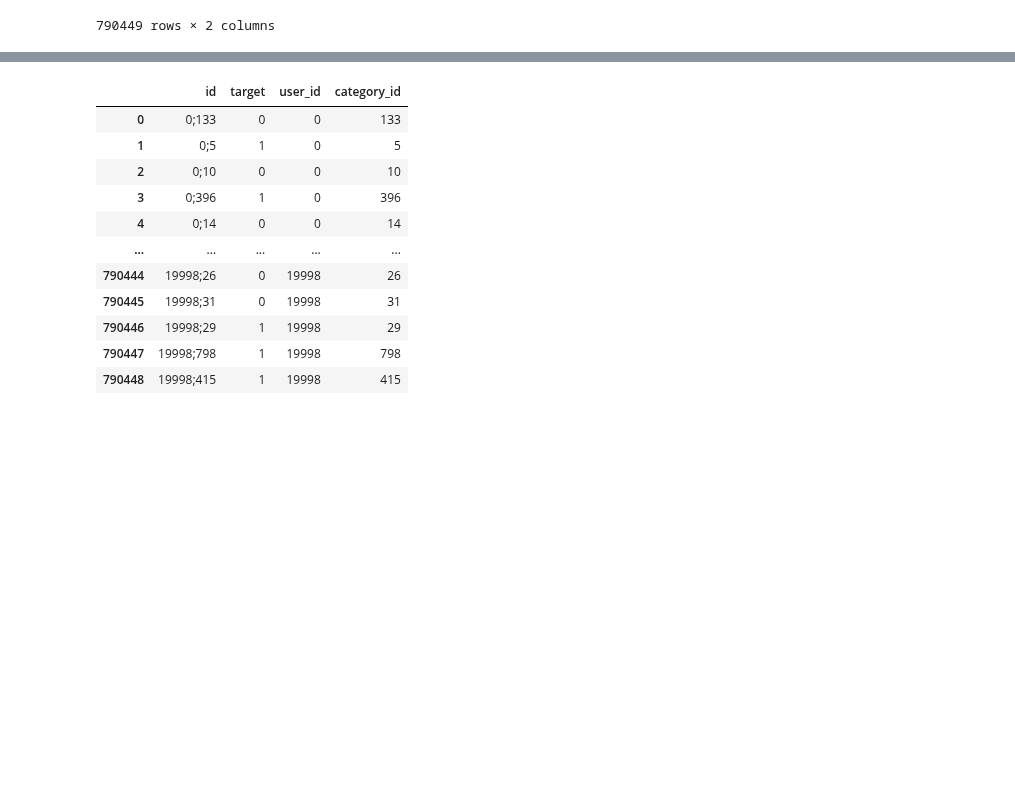
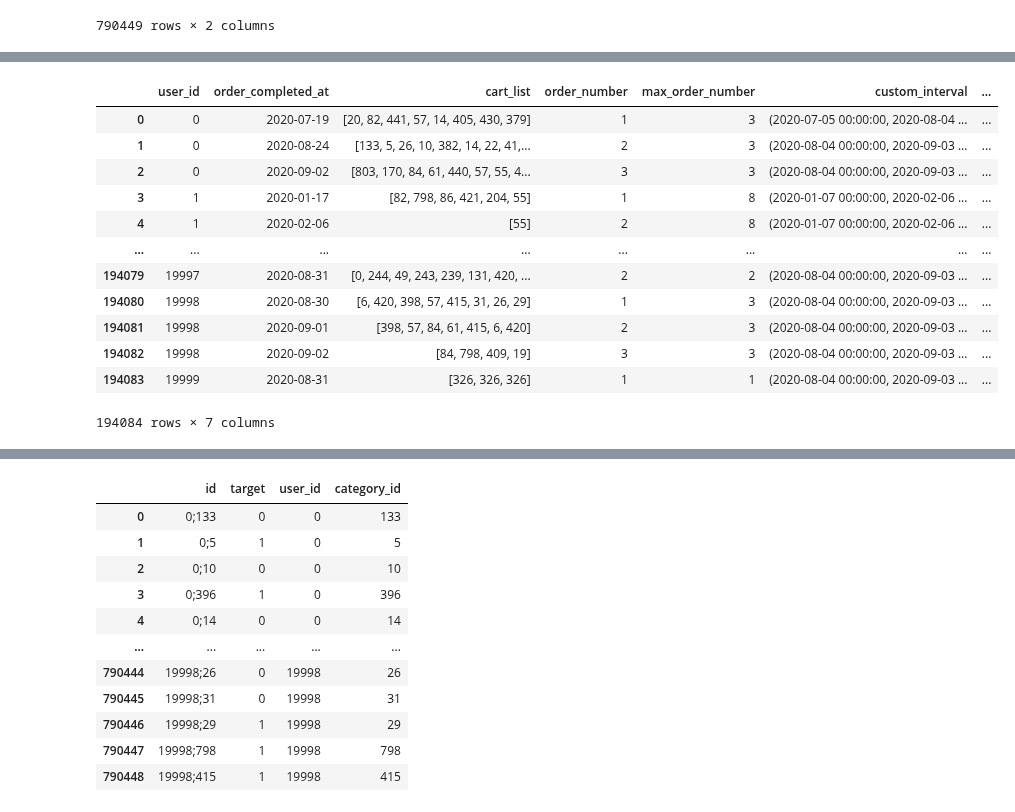
Before and after one commit to stefkong1982/netology.ru, a Jupyter notebook: Обучающий_набор__Часть_1.ipynb, the cells around one changed output, grey strips where cells are left out. Drawn from its saved outputs; the diff is of its cells as text; code cells hidden in the pictures; blank space fills up the shorter version.

```diff
--- a/Обучающий_набор__Часть_1.ipynb
+++ b/Обучающий_набор__Часть_1.ipynb
@@ -260,0 +480,16 @@ print(full_orders.head(10).to_markdown(index=False))
+# %%
+full_orders
+# %% [output]
+|  | user_id | order_completed_at | cart_list | order_number | max_order_number | custom_interval | ... |
+| 0 | 0 | 2020-07-19 | [20, 82, 441, 57, 14, 405, 430, 379] | 1 | 3 | (2020-07-05 00:00:00, 2020-08-04 ... | ... |
+| 1 | 0 | 2020-08-24 | [133, 5, 26, 10, 382, 14, 22, 41,... | 2 | 3 | (2020-08-04 00:00:00, 2020-09-03 ... | ... |
+| 2 | 0 | 2020-09-02 | [803, 170, 84, 61, 440, 57, 55, 4... | 3 | 3 | (2020-08-04 00:00:00, 2020-09-03 ... | ... |
+| 3 | 1 | 2020-01-17 | [82, 798, 86, 421, 204, 55] | 1 | 8 | (2020-01-07 00:00:00, 2020-02-06 ... | ... |
+| 4 | 1 | 2020-02-06 | [55] | 2 | 8 | (2020-01-07 00:00:00, 2020-02-06 ... | ... |
+| ... | ... | ... | ... | ... | ... | ... | ... |
+| 194079 | 19997 | 2020-08-31 | [0, 244, 49, 243, 239, 131, 420, ... | 2 | 2 | (2020-08-04 00:00:00, 2020-09-03 ... | ... |
+| 194080 | 19998 | 2020-08-30 | [6, 420, 398, 57, 415, 31, 26, 29] | 1 | 3 | (2020-08-04 00:00:00, 2020-09-03 ... | ... |
+| 194081 | 19998 | 2020-09-01 | [398, 57, 84, 61, 415, 6, 420] | 2 | 3 | (2020-08-04 00:00:00, 2020-09-03 ... | ... |
+| 194082 | 19998 | 2020-09-02 | [84, 798, 409, 19] | 3 | 3 | (2020-08-04 00:00:00, 2020-09-03 ... | ... |
+| 194083 | 19999 | 2020-08-31 | [326, 326, 326] | 1 | 1 | (2020-08-04 00:00:00, 2020-09-03 ... | ... |
+194084 rows × 7 columns
```
Also changed, not shown: parts of 26 cells of this notebook.
